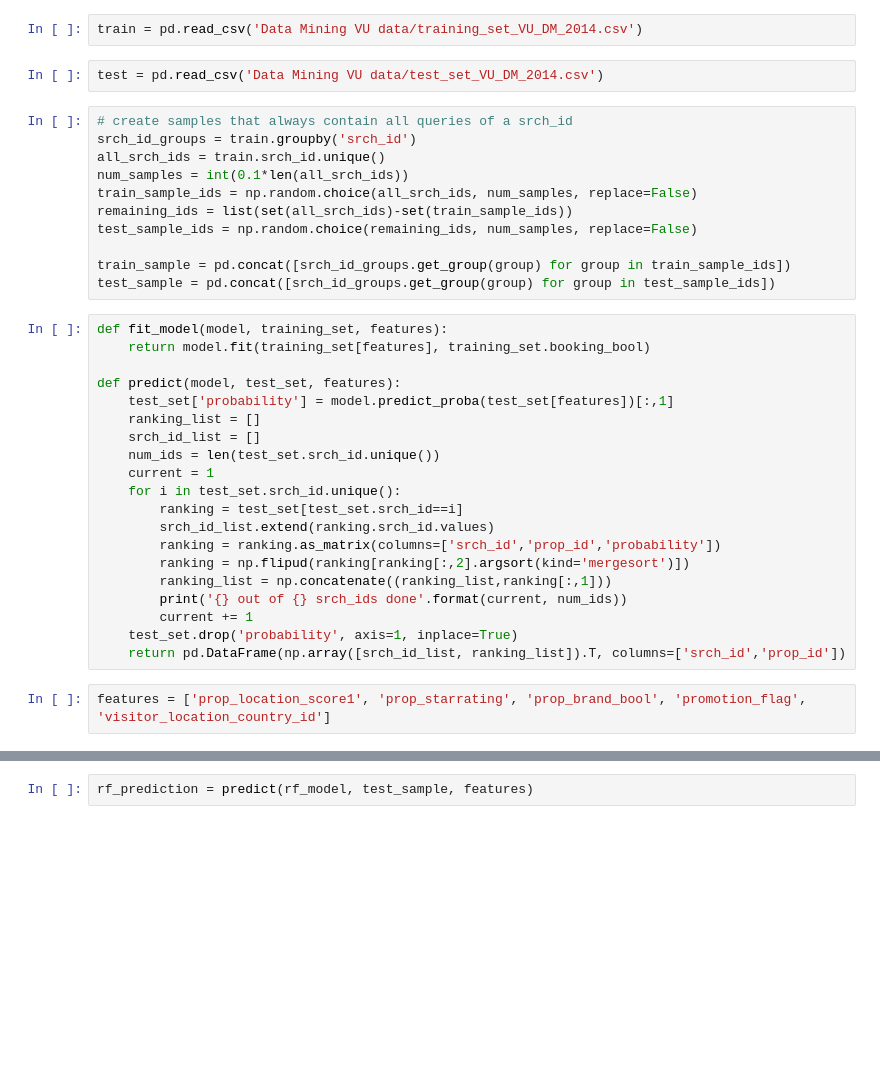
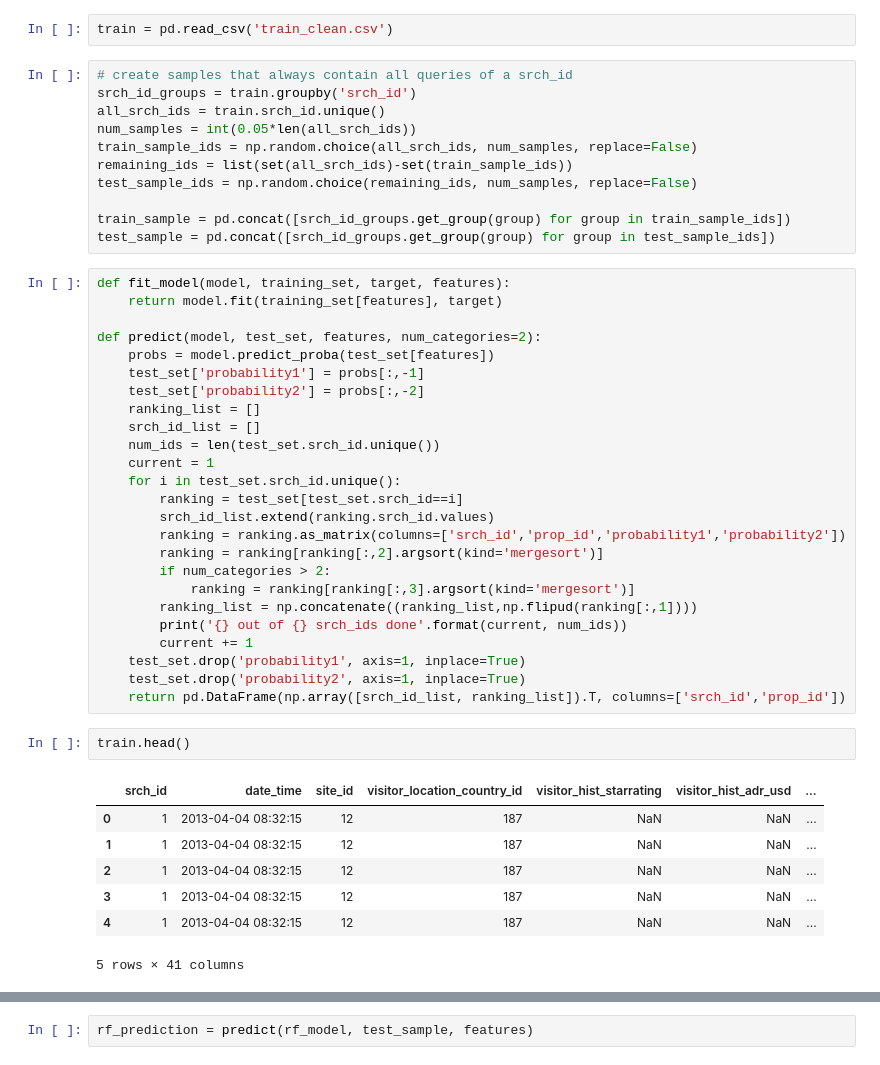
Before and after one commit to FionaLippert/DataMining, a Jupyter notebook: assignment2/simple_benchmark.ipynb, the cells around one changed output, grey strips where cells are left out. Cells and saved outputs as stored; diff of their text form; blank space fills up the shorter version.

```diff
--- a/assignment2/simple_benchmark.ipynb
+++ b/assignment2/simple_benchmark.ipynb
@@ -9,12 +10,10 @@ from sklearn.feature_selection import mutual_info_classif
 # %%
-train = pd.read_csv('Data Mining VU data/training_set_VU_DM_2014.csv')
+train = pd.read_csv('train_clean.csv')
-# %%
-test = pd.read_csv('Data Mining VU data/test_set_VU_DM_2014.csv')
 # %%
 # create samples that always contain all queries of a srch_id
 srch_id_groups = train.groupby('srch_id')
 all_srch_ids = train.srch_id.unique()
-num_samples = int(0.1*len(all_srch_ids))
+num_samples = int(0.05*len(all_srch_ids))
 train_sample_ids = np.random.choice(all_srch_ids, num_samples, replace=False)
 remaining_ids = list(set(all_srch_ids)-set(train_sample_ids))
 test_sample_ids = np.random.choice(remaining_ids, num_samples, replace=False)
@@ -22,11 +21,13 @@ test_sample_ids = np.random.choice(remaining_ids, num_samples, replace=False)
 train_sample = pd.concat([srch_id_groups.get_group(group) for group in train_sample_ids])
 test_sample = pd.concat([srch_id_groups.get_group(group) for group in test_sample_ids])
 # %%
-def fit_model(model, training_set, features):
-    return model.fit(training_set[features], training_set.booking_bool)
+def fit_model(model, training_set, target, features):
+    return model.fit(training_set[features], target)
 
-def predict(model, test_set, features):
-    test_set['probability'] = model.predict_proba(test_set[features])[:,1]
+def predict(model, test_set, features, num_categories=2):
+    probs = model.predict_proba(test_set[features])
+    test_set['probability1'] = probs[:,-1]
+    test_set['probability2'] = probs[:,-2]
     ranking_list = []
     srch_id_list = []
     num_ids = len(test_set.srch_id.unique())
@@ -34,12 +35,23 @@ def predict(model, test_set, features):
     for i in test_set.srch_id.unique():
         ranking = test_set[test_set.srch_id==i]
         srch_id_list.extend(ranking.srch_id.values)
-        ranking = ranking.as_matrix(columns=['srch_id','prop_id','probability'])
-        ranking = np.flipud(ranking[ranking[:,2].argsort(kind='mergesort')])
-        ranking_list = np.concatenate((ranking_list,ranking[:,1]))
+        ranking = ranking.as_matrix(columns=['srch_id','prop_id','probability1','probability2'])
+        ranking = ranking[ranking[:,2].argsort(kind='mergesort')]
+        if num_categories > 2:
+            ranking = ranking[ranking[:,3].argsort(kind='mergesort')]
+        ranking_list = np.concatenate((ranking_list,np.flipud(ranking[:,1])))
         print('{} out of {} srch_ids done'.format(current, num_ids))
         current += 1
-    test_set.drop('probability', axis=1, inplace=True)
+    test_set.drop('probability1', axis=1, inplace=True)
+    test_set.drop('probability2', axis=1, inplace=True)
     return pd.DataFrame(np.array([srch_id_list, ranking_list]).T, columns=['srch_id','prop_id'])
-# %%
-features = ['prop_location_score1', 'prop_starrating', 'prop_brand_bool', 'promotion_flag', 'visitor_location_country_id']
+# %%
+train.head()
+# %% [output]
+|  | srch_id | date_time | site_id | visitor_location_country_id | visitor_hist_starrating | visitor_hist_adr_usd | ... |
+| 0 | 1 | 2013-04-04 08:32:15 | 12 | 187 | NaN | NaN | ... |
+| 1 | 1 | 2013-04-04 08:32:15 | 12 | 187 | NaN | NaN | ... |
+| 2 | 1 | 2013-04-04 08:32:15 | 12 | 187 | NaN | NaN | ... |
+| 3 | 1 | 2013-04-04 08:32:15 | 12 | 187 | NaN | NaN | ... |
+| 4 | 1 | 2013-04-04 08:32:15 | 12 | 187 | NaN | NaN | ... |
+5 rows × 41 columns
```
Also changed, not shown: parts of 22 cells of this notebook.
